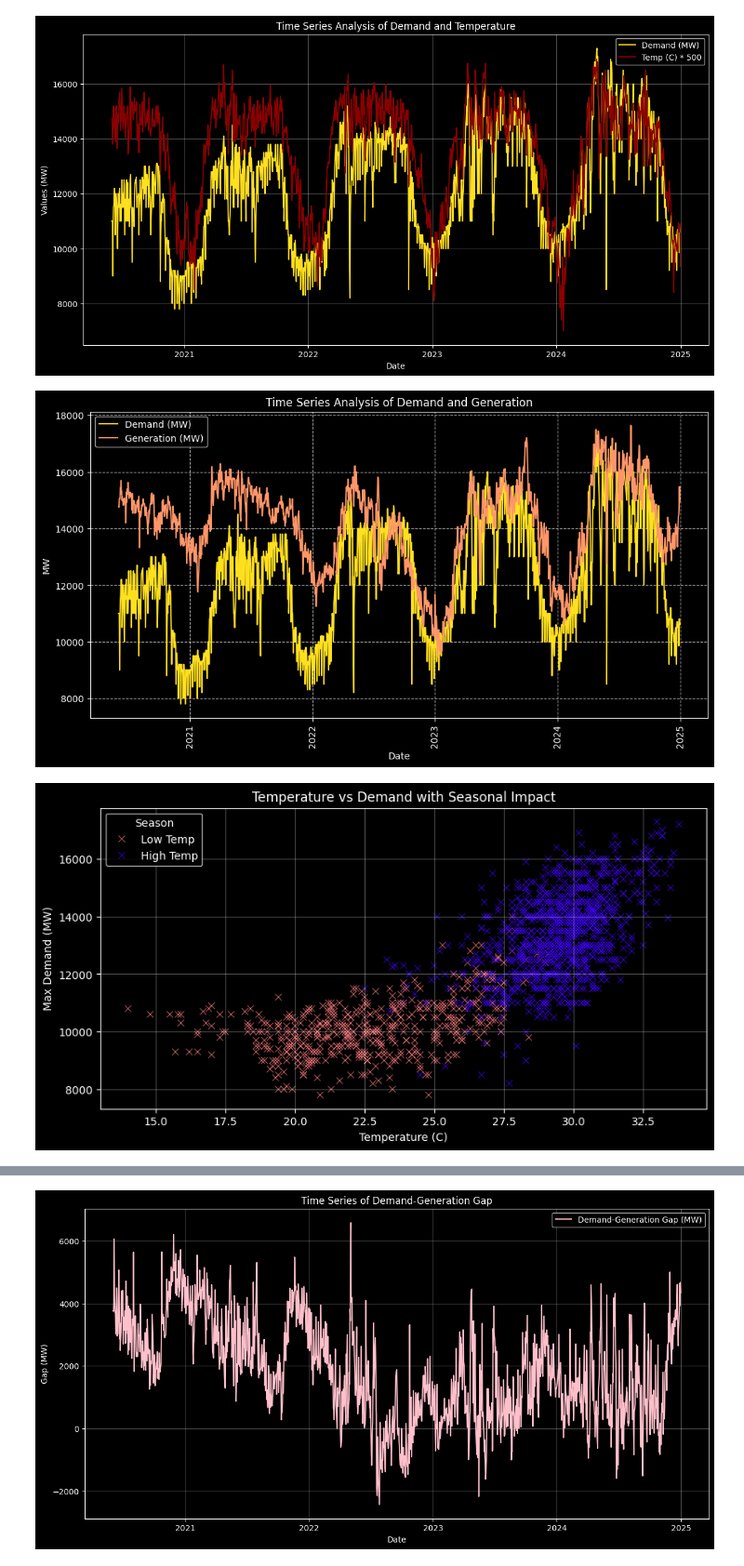
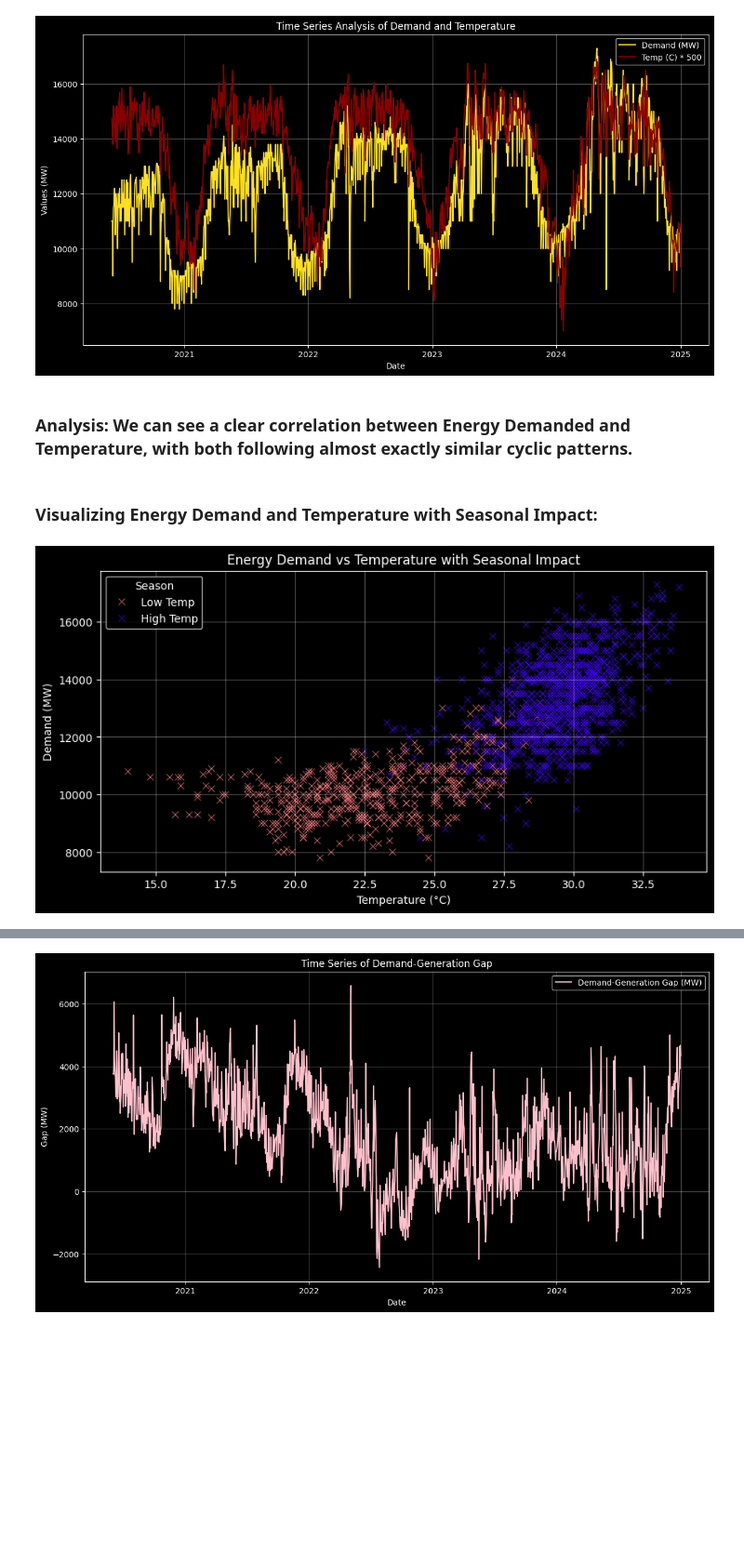
Before and after one commit to rajin-khan/GridGenius, a Jupyter notebook: Collection/EDA5.ipynb, the cells around one changed output, grey strips where cells are left out. Shown at 93% size. Drawn from its saved outputs; the diff is of its cells as text; code cells hidden in the pictures; blank space fills up the shorter version.

```diff
--- a/Collection/EDA5.ipynb
+++ b/Collection/EDA5.ipynb
@@ -410,26 +436,19 @@ plt.grid(alpha=0.3)
 plt.show()
 # %% [output]
 [figure]
-# %%
-plt.figure(figsize=(12, 6))
-plt.plot(df['Date'], df['Demand(MW)'], label='Demand (MW)')
-plt.plot(df['Date'], df['Generation(MW)'], label='Generation (MW)')
-plt.title('Time Series Analysis of Demand and Generation')
-plt.xlabel('Date')
-plt.ylabel('MW')
-plt.legend()
-plt.xticks(rotation=90)
-plt.grid(True, linestyle='--', alpha=0.7)
-plt.show()
-# %% [output]
-[figure, removed]
+# %% [markdown]
+### Analysis: We can see a clear correlation between Energy Demanded and Temperature, with both following almost exactly similar cyclic patterns.
+# %% [markdown]
+### Visualizing Energy Demand and Temperature with Seasonal Impact:
 # %%
 plt.figure(figsize=(10, 5))
+
 sns.scatterplot(x='Temp(C)', y='Demand(MW)', hue='Season', data=df, palette='gnuplot2_r', marker='x')
-plt.title('Temperature vs Demand with Seasonal Impact')
-plt.xlabel('Temperature (C)')
-plt.ylabel('Max Demand (MW)')
+
+plt.title('Energy Demand vs Temperature with Seasonal Impact')
+plt.xlabel('Temperature (°C)')
+plt.ylabel('Demand (MW)')
 plt.grid(alpha=0.3)
 plt.show()
 # %% [output]
-[figure, old version]
+[figure, new version]
```
Also changed, not shown: parts of 31 cells of this notebook.
